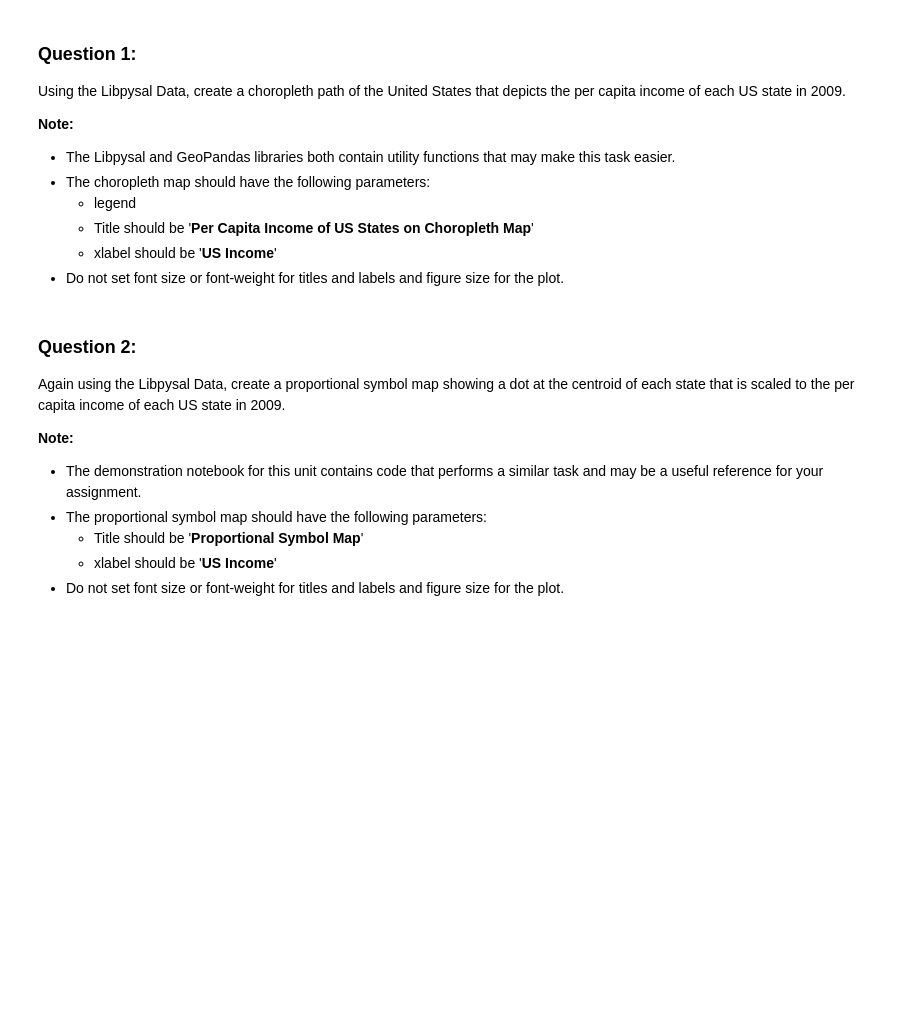
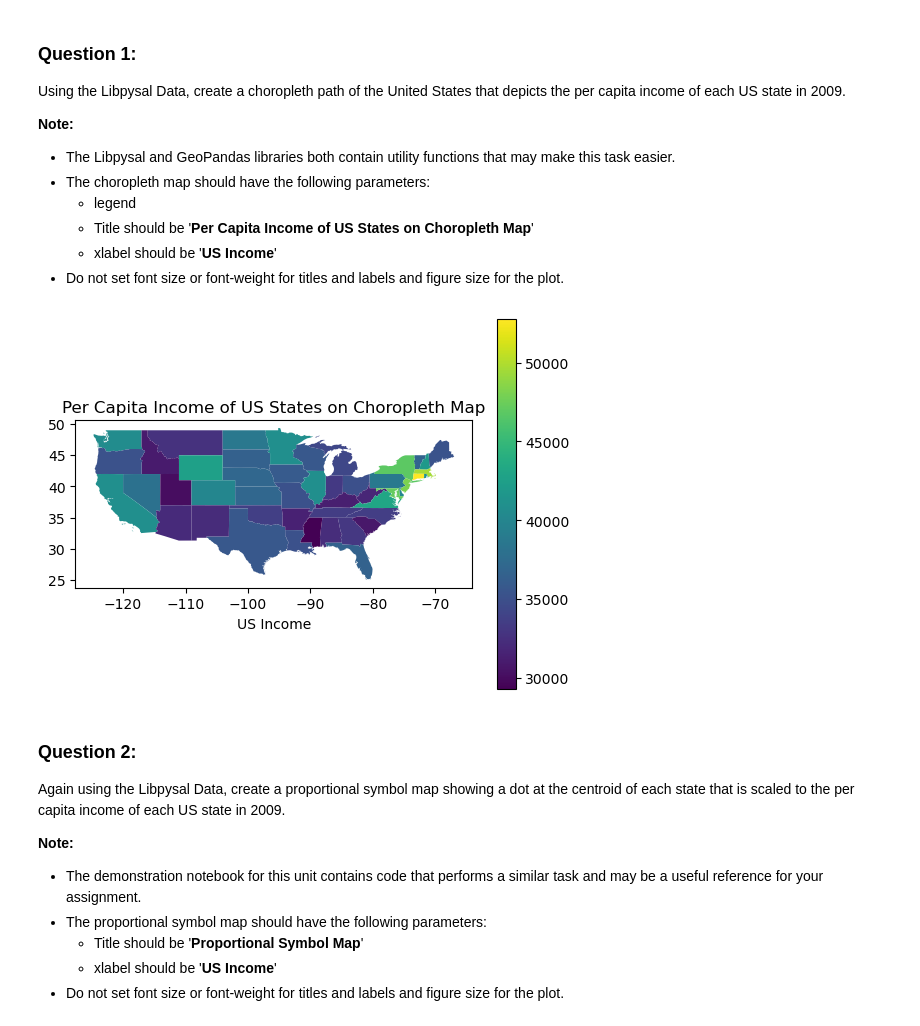
Before and after one commit to ctom4/CSE-578-Data-Visualization, a Jupyter notebook: CSE578 Assignments/CSE578 Assignment 5/Assignment5.ipynb, the cells around one changed output. Saved outputs shown, nothing was run; the diff lists cells and outputs as text; code cells hidden in the pictures; blank space fills up the shorter version.

```diff
--- a/CSE578 Assignments/CSE578 Assignment 5/Assignment5.ipynb
+++ b/CSE578 Assignments/CSE578 Assignment 5/Assignment5.ipynb
@@ -20,3 +23,16 @@ Using the Libpysal Data, create a choropleth path of the United States that depi
+# %%
+### TEST FUNCTION: test_question1
+# DO NOT MODIFY OR REMOVE THE ABOVE LINE
+# your code here
+us_map = gpd.read_file(ps.examples.get_path("us48.shp"))
+us_data = pd.read_csv(ps.examples.get_path("usjoin.csv"))
+us_map = us_map.merge(us_data, left_on="STATE_NAME", right_on="Name")
+us_map.plot(column="2009", legend = True)
+plt.title("Per Capita Income of US States on Choropleth Map")
+plt.xlabel("US Income")
+plt.show()
+# %% [output]
+[figure, added]
 # %% [markdown]
 ### **Question 2**:
 Again using the Libpysal Data, create a proportional symbol map showing a dot at the centroid of each state that is scaled to the per capita income of each US state in 2009.
```
Also changed, not shown: parts of 7 cells of this notebook.
